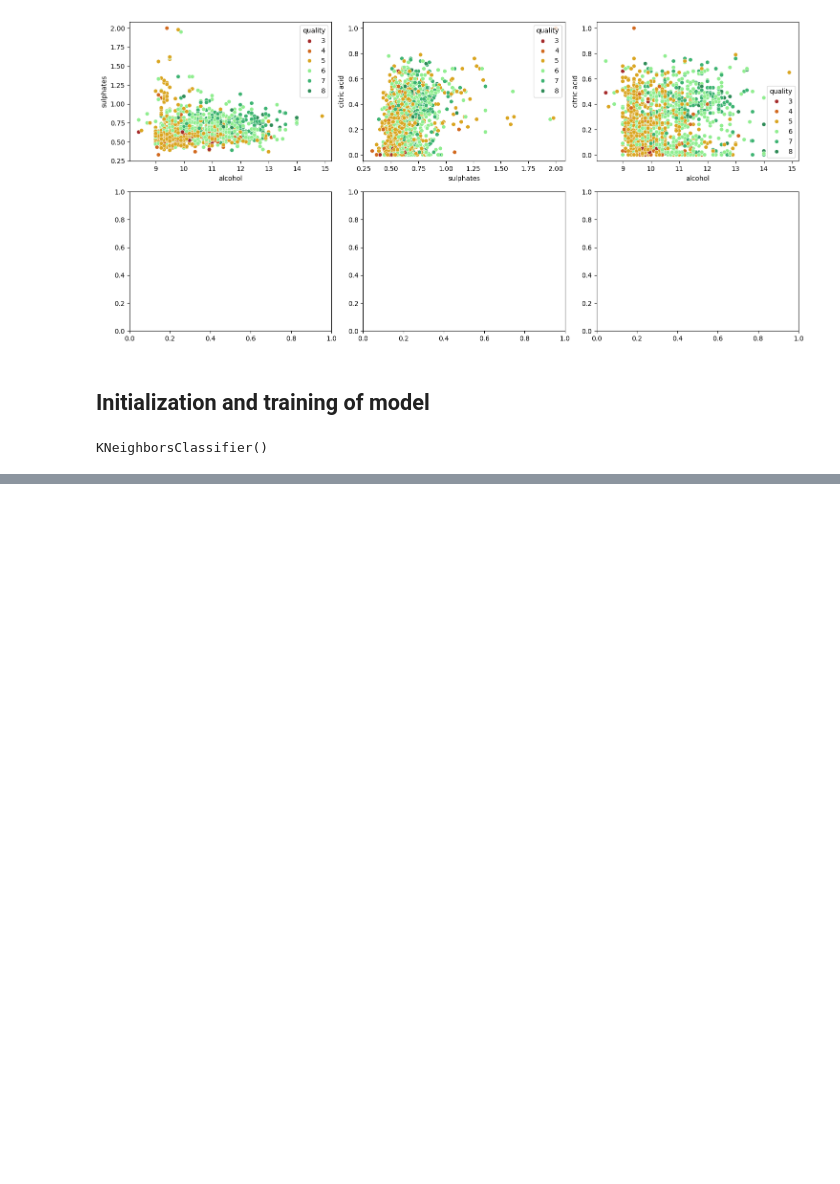
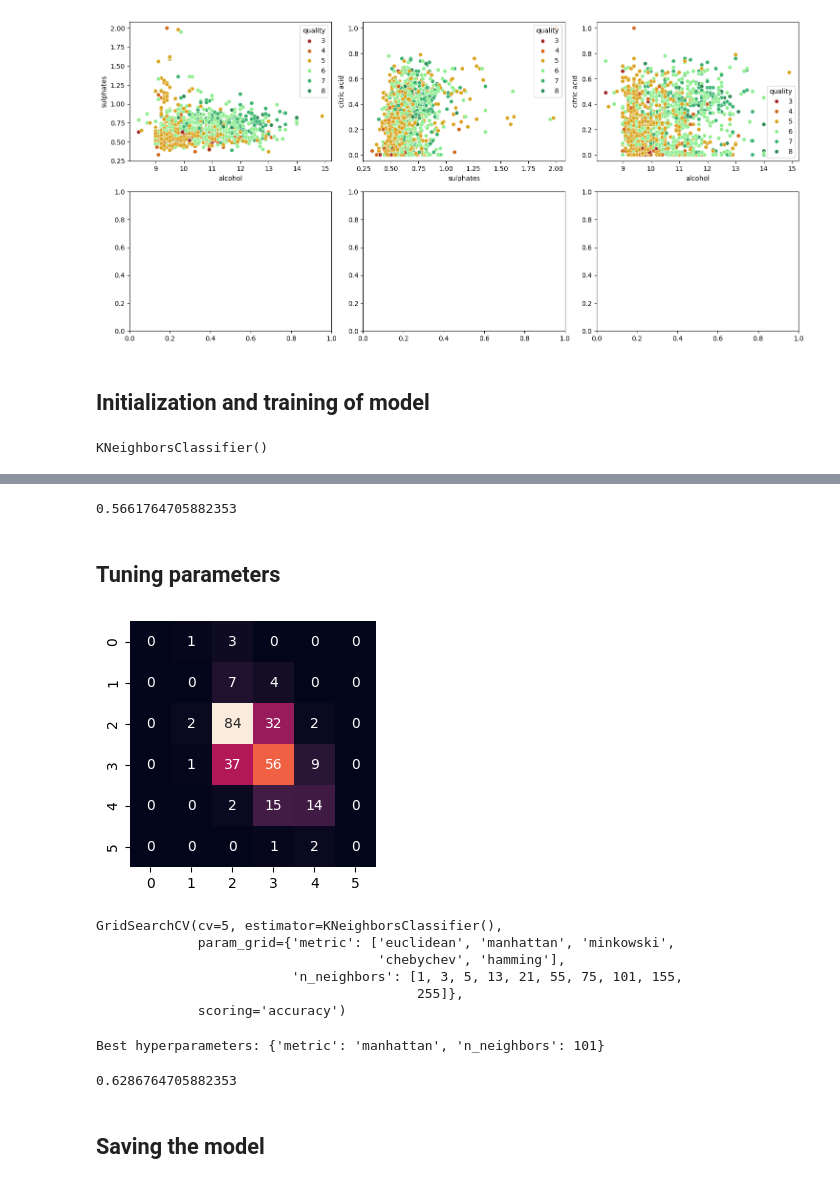
Before and after one commit to NWinocur/k-nearest-neighbors-project, a Jupyter notebook: src/explore.ipynb, the cells around one changed output, grey strips where cells are left out. Drawn from its saved outputs; the diff is of its cells as text; code cells hidden in the pictures; blank space fills up the shorter version.

Commit message:
Implemented enough of notebook to be able to tune parameters and get an accuracy boost from about 56 to about 62 percent.

```diff
--- a/src/explore.ipynb
+++ b/src/explore.ipynb
@@ -372,3 +372,6 @@ model = KNeighborsClassifier()
 model.fit(X_train_scal, y_train)
 # %% [output]
 KNeighborsClassifier()
+# %%
+y_pred = model.predict(X_test_scal)
+y_pred
@@ -374,0 +392,71 @@ KNeighborsClassifier()
+# %%
+from sklearn.metrics import accuracy_score
+
+accuracy_score(y_test, y_pred)
+# %% [output]
+0.5661764705882353
+# %% [markdown]
+## Tuning parameters
+# %%
+import matplotlib.pyplot as plt
+import seaborn as sns
+from sklearn.metrics import confusion_matrix
+
+untuned_confusion_matrix = confusion_matrix(y_test, y_pred)
+
+# Let's draw this matrix to make it more visual
+cm_df = pd.DataFrame(untuned_confusion_matrix)
+
+plt.figure(figsize=(3, 3))
+sns.heatmap(cm_df, annot=True, fmt="d", cbar=False)
+
+plt.tight_layout()
+
+plt.show()
+# %% [output]
+[figure, added]
+# %%
+from sklearn.model_selection import GridSearchCV
+
+# We define the parameters that we want to adjust by hand
+hyperparams = {
+    "n_neighbors": [1,3,5,13, 21, 55, 75, 101, 155, 255],
+    "metric": ["euclidean","manhattan", "minkowski", "chebychev", "hamming"],
+}
+
+# We initialize the grid
+grid = GridSearchCV(
+    model, hyperparams, scoring="accuracy", cv=5
+)
+grid
+# %% [output]
+GridSearchCV(cv=5, estimator=KNeighborsClassifier(),
+             param_grid={'metric': ['euclidean', 'manhattan', 'minkowski',
+                                    'chebychev', 'hamming'],
+                         'n_neighbors': [1, 3, 5, 13, 21, 55, 75, 101, 155,
+                                         255]},
+             scoring='accuracy')
+# %%
+def warn(*args, **kwargs):
+    pass
+
+
+import warnings
+
+warnings.warn = warn
+
+grid.fit(X_train_scal, y_train)
+
+print(f"Best hyperparameters: {grid.best_params_}")
+# %% [output]
+Best hyperparameters: {'metric': 'manhattan', 'n_neighbors': 101}
+# %%
+model_tuned = KNeighborsClassifier(n_neighbors=101, metric="manhattan")
+model_tuned.fit(X_train_scal, y_train)
+
+y_pred = model_tuned.predict(X_test_scal)
+accuracy_score(y_test, y_pred)
+# %% [output]
+0.6286764705882353
+# %% [markdown]
+## Saving the model
```
Also changed, not shown: parts of 2 cells of this notebook.
